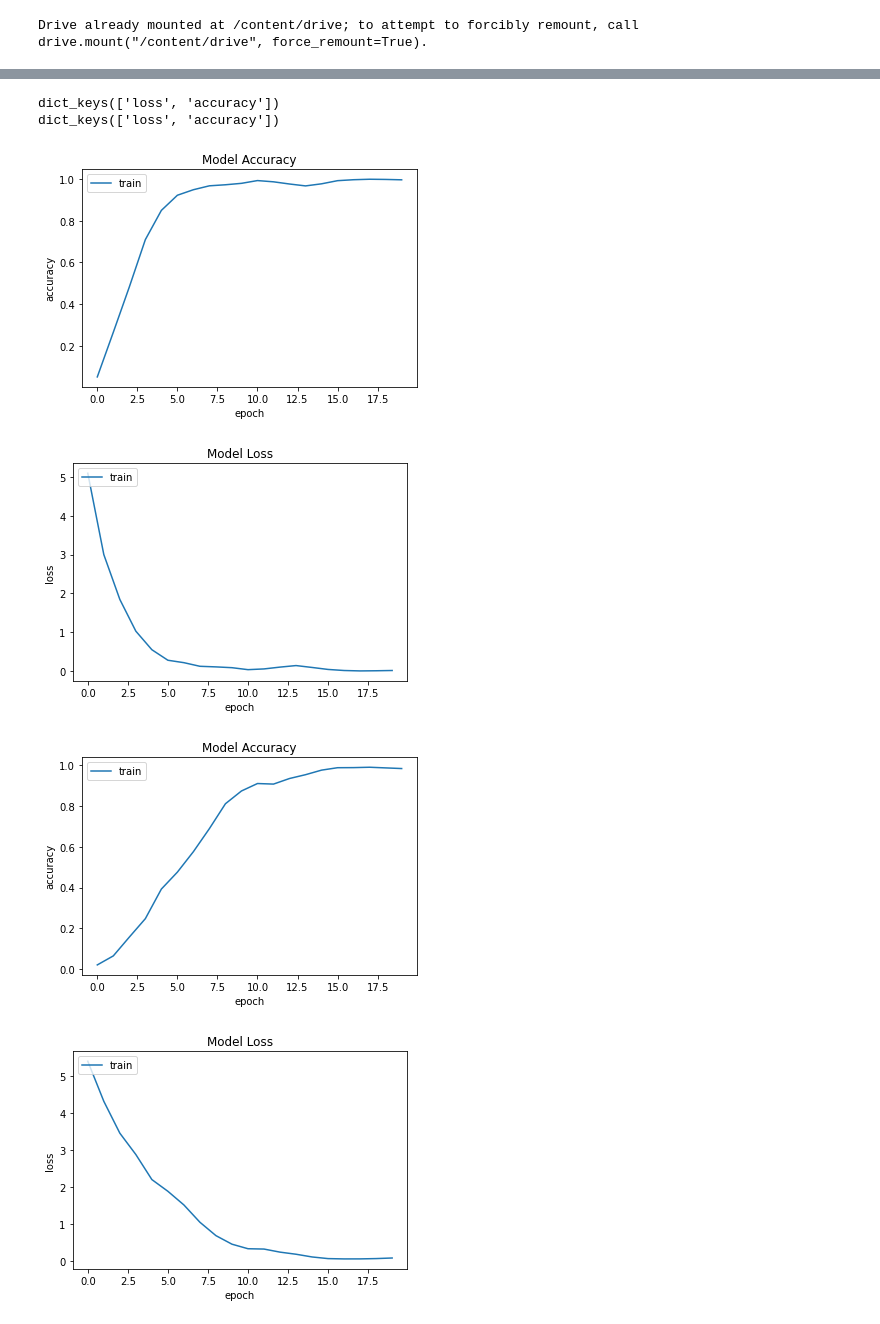
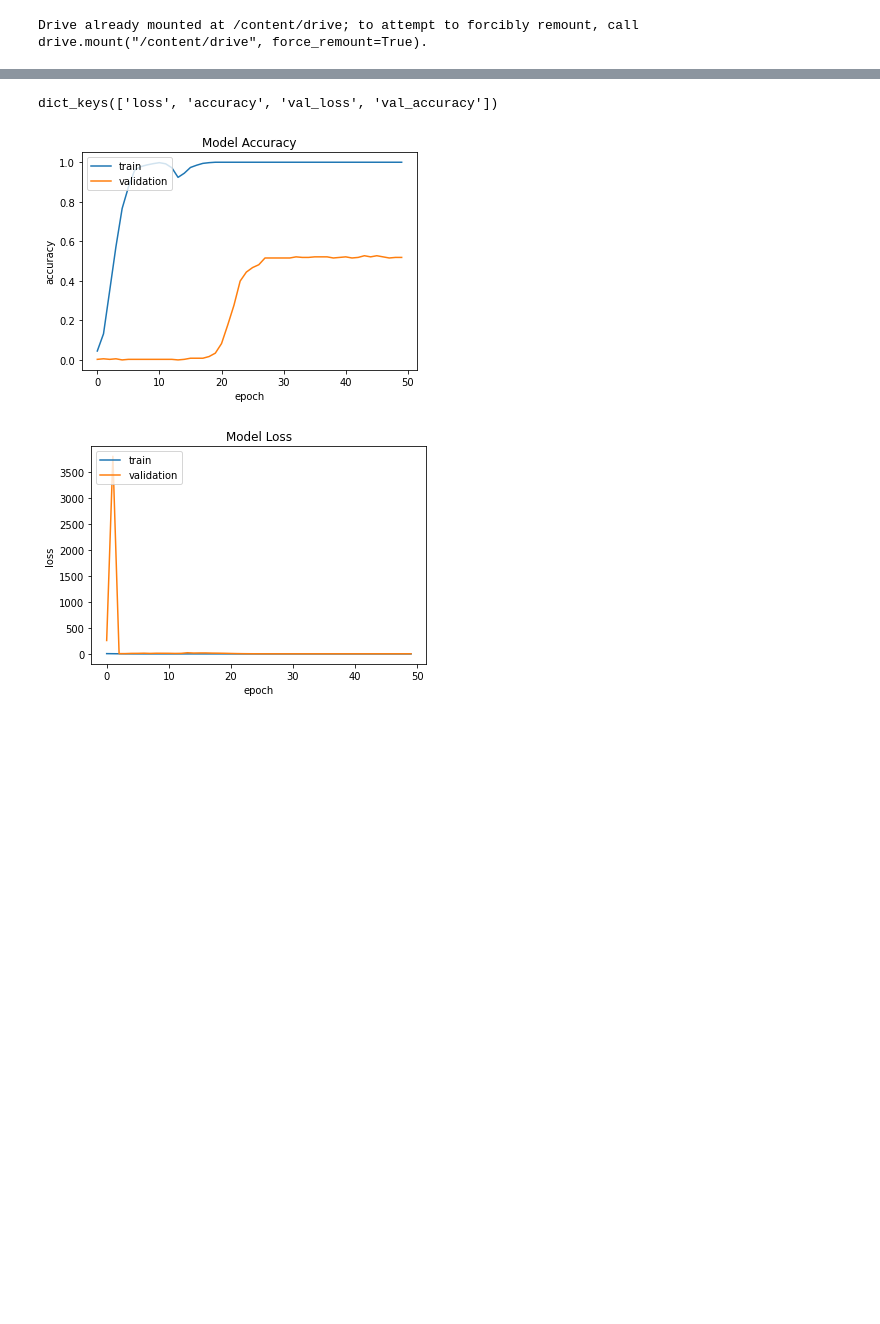
Before and after one commit to monjjjjj/orchid_classification, a Jupyter notebook: orchid_classification.ipynb, the cells around one changed output, grey strips where cells are left out. Cells and saved outputs as stored; diff of their text form; code cells hidden in the pictures; blank space fills up the shorter version.

```diff
--- a/orchid_classification.ipynb
+++ b/orchid_classification.ipynb
@@ -63,7 +64,8 @@ y_train = np_utils.to_categorical(y_train, num_classes, dtype = 'float32')
 #print(y_train.shape)
 # %%
 # spilt data
-x_train1, x_test1, y_train1, y_test1 = train_test_split(x_train, y_train, train_size=0.8, test_size=0.2, random_state=0)
+# 可以用stratify = y_train
+x_train1, x_test1, y_train1, y_test1 = train_test_split(x_train, y_train, train_size=0.8, test_size=0.2, random_state=0, stratify = y_train)
 # %%
 # autotune
 '''
@@ -110,3 +112,8 @@ def build_model():
   keras.utils.plot_model(model, show_shapes=True, dpi=64, to_file='model2.png')
 
   return model
+# %%
+# training for ResNet50
+model = build_model()
+
+train_history = model.fit(x=x_train1, y=y_train1, validation_split=0.2, batch_size= BATCH_SIZE, epochs=50, verbose=1)
@@ -124,9 +149,7 @@ def build_model1():
 
   return model
 # %%
-#training
-model = build_model()
-model1 = build_model1()
+# training for ResNet152
+model1 = build_model()
 
-train_history = model.fit(x=x_train, y=y_train, batch_size= BATCH_SIZE, epochs=20, verbose=1)
 train_history1 = model1.fit(x=x_train, y=y_train, batch_size= BATCH_SIZE, epochs=20, verbose=1)
@@ -151,36 +174,33 @@ Epoch 20/20
 # %%
 print(train_history.history.keys())
-print(train_history1.history.keys())
+#print(train_history1.history.keys())
 # %% [output]
-dict_keys(['loss', 'accuracy'])
-dict_keys(['loss', 'accuracy'])
+dict_keys(['loss', 'accuracy', 'val_loss', 'val_accuracy'])
 # %%
 def show_train_history(train_history,train,validation):
 
   if train == 'accuracy':
     plt.plot(train_history.history[train])
-    #plt.plot(train_history.history[validation])
+    plt.plot(train_history.history[validation])
     plt.title('Model Accuracy')
     plt.ylabel('accuracy')
     plt.xlabel('epoch')
   else:
     plt.plot(train_history.history[train])
-    #plt.plot(train_history.history[validation])
+    plt.plot(train_history.history[validation])
     plt.title('Model Loss')
     plt.ylabel('loss')
     plt.xlabel('epoch')
 
   plt.legend(['train','validation'],loc='upper left')
   plt.show()
 
 show_train_history(train_history,'accuracy','val_accuracy')
 show_train_history(train_history,'loss','val_loss')
-show_train_history(train_history1,'accuracy','val_accuracy')
-show_train_history(train_history1,'loss','val_loss')
+#show_train_history(train_history1,'accuracy','val_accuracy')
+#show_train_history(train_history1,'loss','val_loss')
 # %% [output]
-[figure, old version]
+[figure, new version]
-[figure, old version]
+[figure, new version]
-[figure, removed]
-[figure, removed]
 # %%
 # summarize history for accuracy
```
Also changed, not shown: parts of 9 cells of this notebook.
